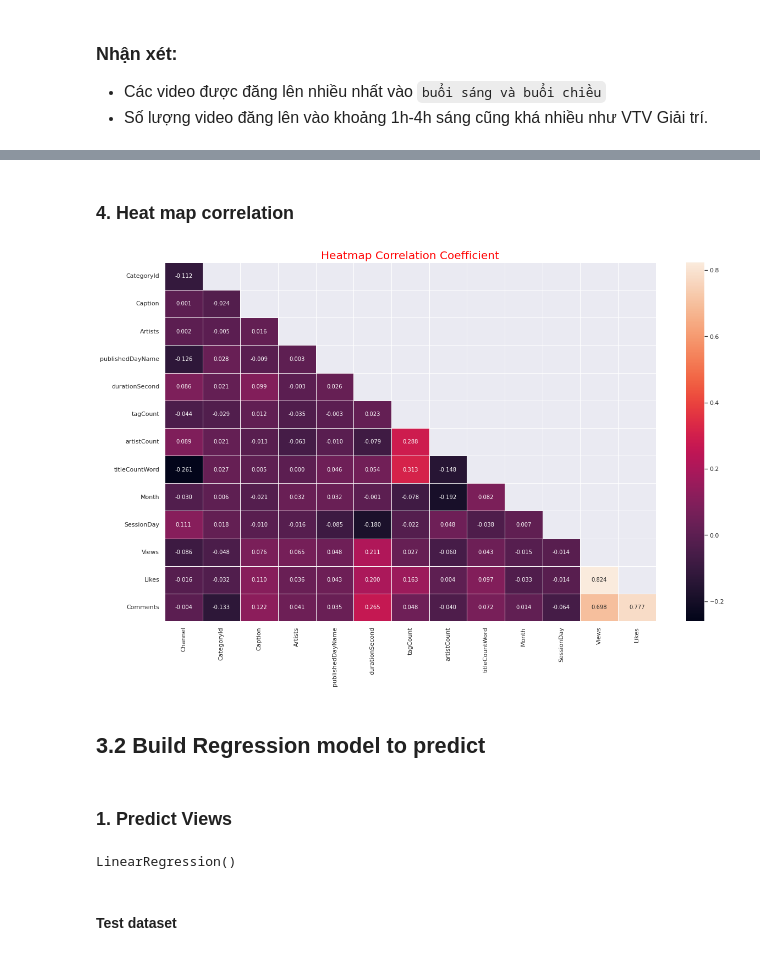
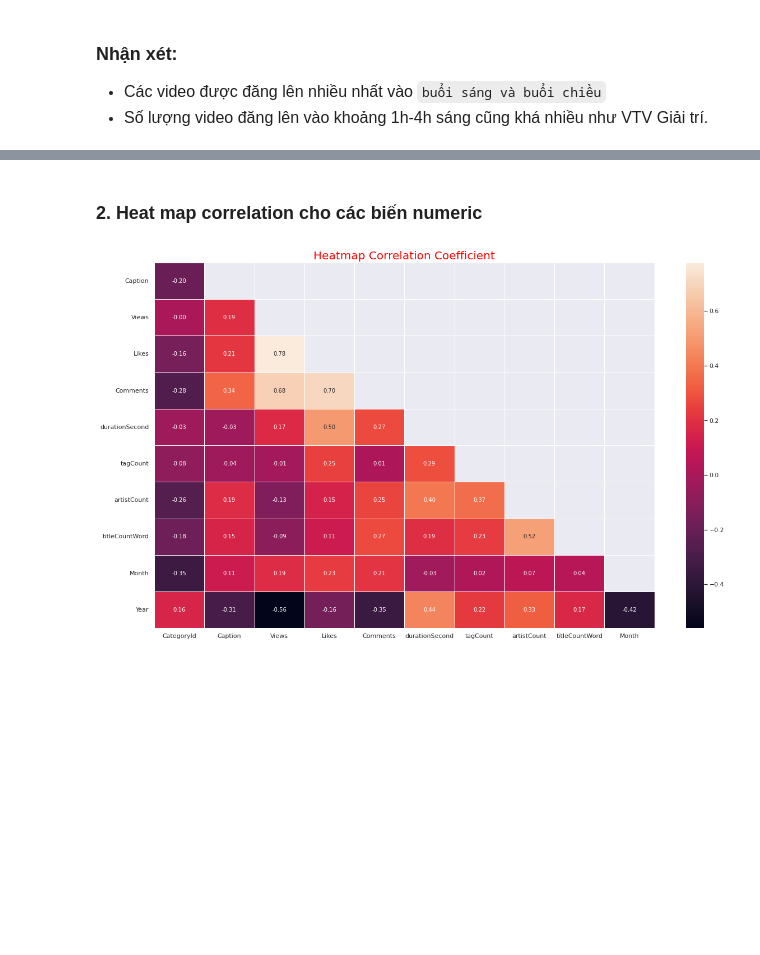
Before and after one commit to ShinNgao12/Analysis-Comedy-channels-in-youtube-, a Jupyter notebook: Explode data.ipynb, the cells around one changed output, grey strips where cells are left out. Cells and saved outputs as stored; diff of their text form; code cells hidden in the pictures; blank space fills up the shorter version.

```diff
--- a/Explode data.ipynb
+++ b/Explode data.ipynb
@@ -570,6 +568,12 @@ df = information_df.drop(columns = ['VideoId', 'Title', 'Description', 'Category
+# %%
+# thêm cột year
+faptv_df['Year'] = faptv_df['publishedTime'].dt.year
 # %%
-Q1 =  df[['Views','Likes','Comments']].quantile(q=0.25)
-Q3 =  df[['Views','Likes','Comments']].quantile(q=0.75)
+# IQR
+numeric_feature = faptv_df.select_dtypes(['int64','float64']).columns
+Q1 =  faptv_df[numeric_feature].quantile(q=0.25)
+Q3 =  faptv_df[numeric_feature].quantile(q=0.75)
 IQR = Q3 - Q1
 # %%
-df = df [~((df[['Views','Likes','Comments']] < Q1 - 1.5 * IQR ) | (df[['Views','Likes','Comments']] > Q3 + 1.5 * IQR)).any( axis = 1)]
+faptv_df = faptv_df [~((faptv_df[numeric_feature] < Q1 - 1.5 * IQR ) | \
+                       (faptv_df[numeric_feature] > Q3 + 1.5 * IQR)).any( axis = 1)].reset_index().drop(columns = 'index')
@@ -653,7 +580,7 @@ X.head()
 # %% [markdown]
-### 4. Heat map correlation
+### 2. Heat map correlation cho các biến numeric
 # %%
-corr = pd.concat([X,y], axis = 1).corr()
+corr = faptv_df.corr()
 mask = np.ones_like(corr, dtype=bool)
 # trả vể ma trận tam giác trên
 mask = np.triu(mask)
@@ -663,10 +590,8 @@ corr = corr.iloc[1:,:-1]
 # %%
 plt.rcParams['figure.figsize'] = 20,12
 sns.heatmap(corr, mask = mask, annot = True,
-            fmt = '.3f', linecolor = 'white',linewidths=0.6)
+            fmt = '.2f', linecolor = 'white',linewidths=0.6)
 plt.title('Heatmap Correlation Coefficient', fontsize = 20, color = 'red')
 plt.show()
 # %% [output]
-[figure, old version]
+[figure, new version]
-# %% [markdown]
-## 3.2 Build Regression model to predict
@@ -677,10 +597,0 @@ from sklearn.metrics import mean_absolute_error, mean_squared_error
-# %% [markdown]
-### 1. Predict Views
-# %%
-X_train, X_test, y_train, y_test = train_test_split(X[['durationSecond']], y['Views'],test_size=0.3, random_state=0)
-linear = LinearRegression()
-linear.fit(X_train,y_train)
-# %% [output]
-LinearRegression()
-# %% [markdown]
-#### Test dataset
```
Also changed, not shown: parts of 58 cells of this notebook.
